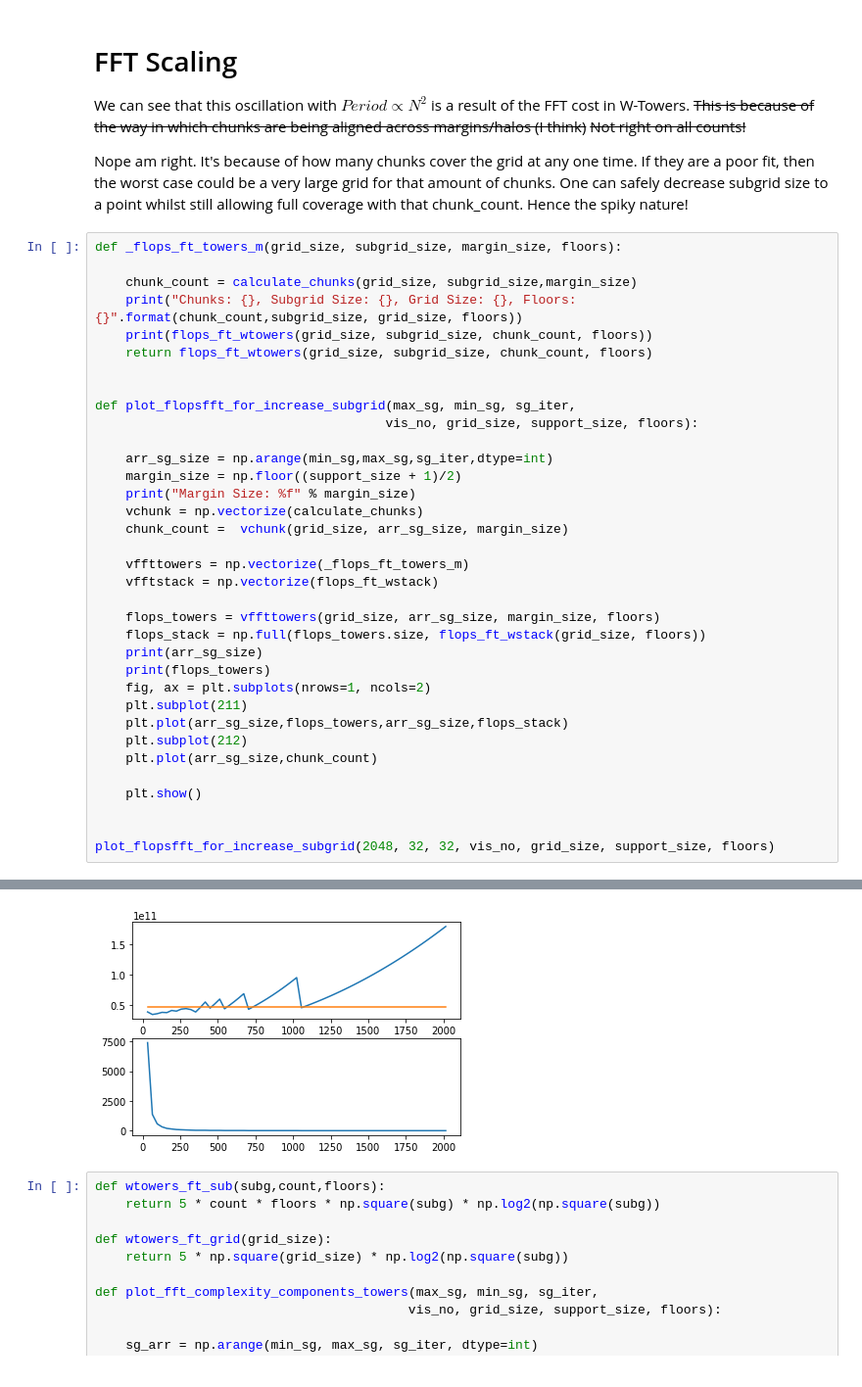
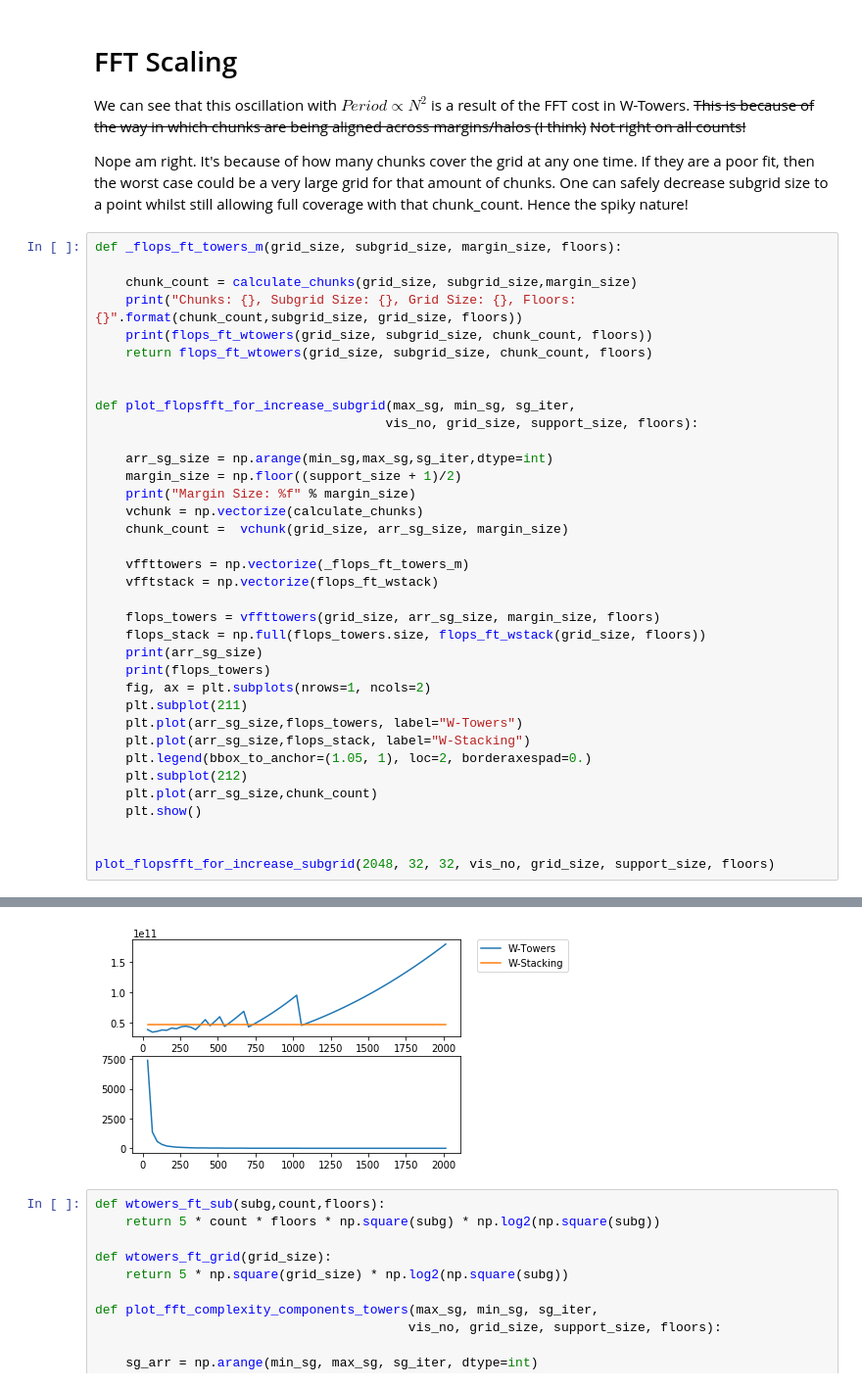
Before and after one commit to KentJames/Radio-Gridders, a Jupyter notebook: doc/complexity-analysis.ipynb, the cells around one changed output, grey strips where cells are left out. Shown at 98% size. Cells and saved outputs as stored; diff of their text form.

```diff
--- a/doc/complexity-analysis.ipynb
+++ b/doc/complexity-analysis.ipynb
@@ -177,36 +178,37 @@ def plot_flopsfft_for_increase_subgrid(max_sg, min_sg, sg_iter,
     flops_towers = vffttowers(grid_size, arr_sg_size, margin_size, floors)
     flops_stack = np.full(flops_towers.size, flops_ft_wstack(grid_size, floors))
     print(arr_sg_size)
     print(flops_towers)
     fig, ax = plt.subplots(nrows=1, ncols=2)
     plt.subplot(211)
-    plt.plot(arr_sg_size,flops_towers,arr_sg_size,flops_stack)
+    plt.plot(arr_sg_size,flops_towers, label="W-Towers")
+    plt.plot(arr_sg_size,flops_stack, label="W-Stacking")
+    plt.legend(bbox_to_anchor=(1.05, 1), loc=2, borderaxespad=0.)
     plt.subplot(212)
     plt.plot(arr_sg_size,chunk_count)
-
     plt.show()
 
 
 plot_flopsfft_for_increase_subgrid(2048, 32, 32, vis_no, grid_size, support_size, floors)
 # %% [output]
 Margin Size: 8.000000
 Chunks: 7396.0, Subgrid Size: 32, Grid Size: 2048, Floors: 100
 38328893440.0
 Chunks: 7396.0, Subgrid Size: 32, Grid Size: 2048, Floors: 100
 38328893440.0
 Chunks: 1369.0, Subgrid Size: 64, Grid Size: 2048, Floors: 100
 34105917440.0
 Chunks: 576.0, Subgrid Size: 96, Grid Size: 2048, Floors: 100
 35417093738.2
 Chunks: 324.0, Subgrid Size: 128, Grid Size: 2048, Floors: 100
 37620285440.0
 Chunks: 196.0, Subgrid Size: 160, Grid Size: 2048, Floors: 100
 ... (134 lines left out)
    1.04851695e+11   1.09454461e+11   1.14162149e+11   1.18974992e+11
    1.23893222e+11   1.28917061e+11   1.34046733e+11   1.39282453e+11
    1.44624434e+11   1.50072886e+11   1.55628013e+11   1.61290019e+11
    1.67059102e+11   1.72935457e+11   1.78919277e+11]
-[figure, old version]
+[figure, new version]
 # %%
 def wtowers_ft_sub(subg,count,floors):
     return 5 * count * floors * np.square(subg) * np.log2(np.square(subg))
```
Also changed, not shown: parts of 4 cells of this notebook.
